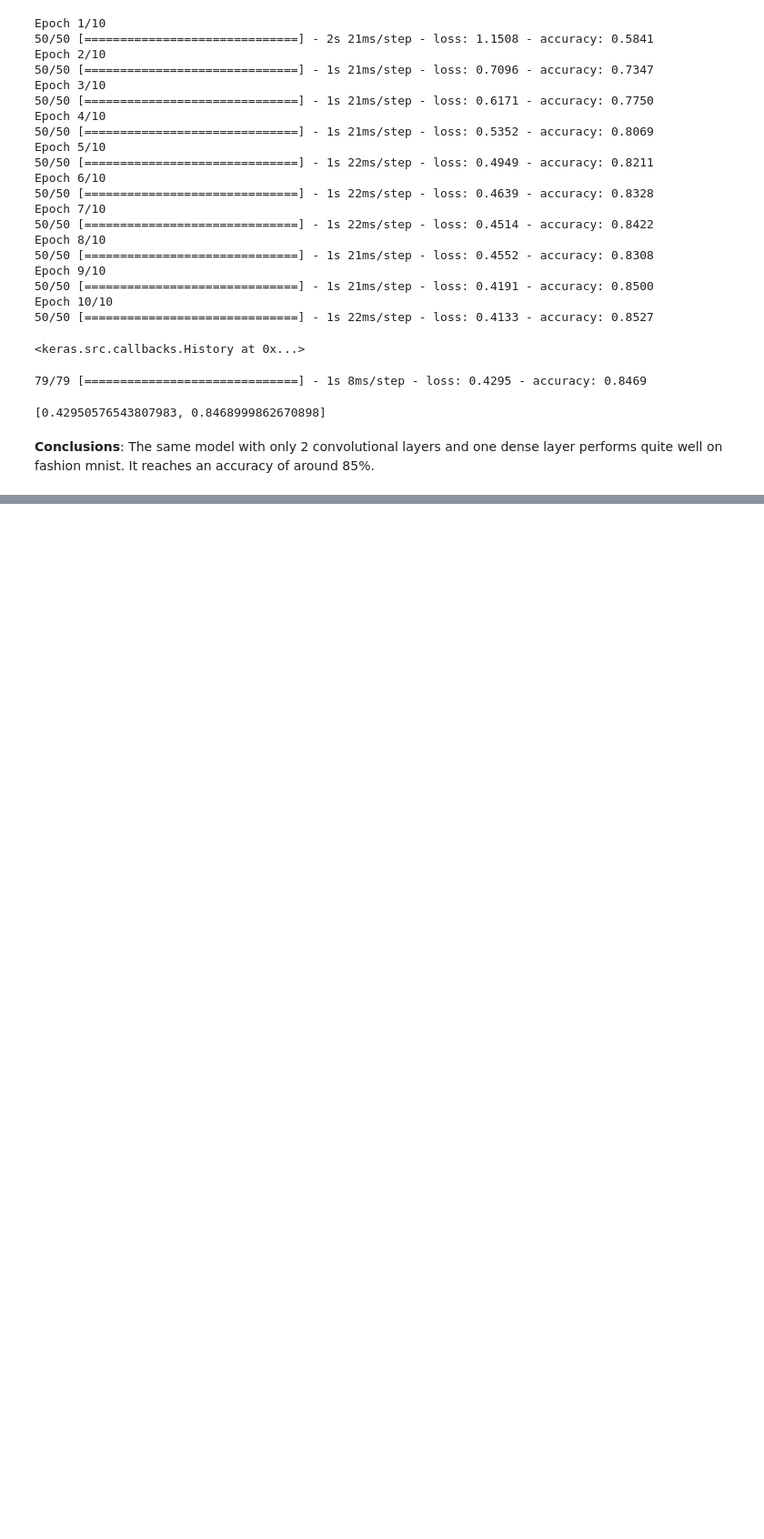
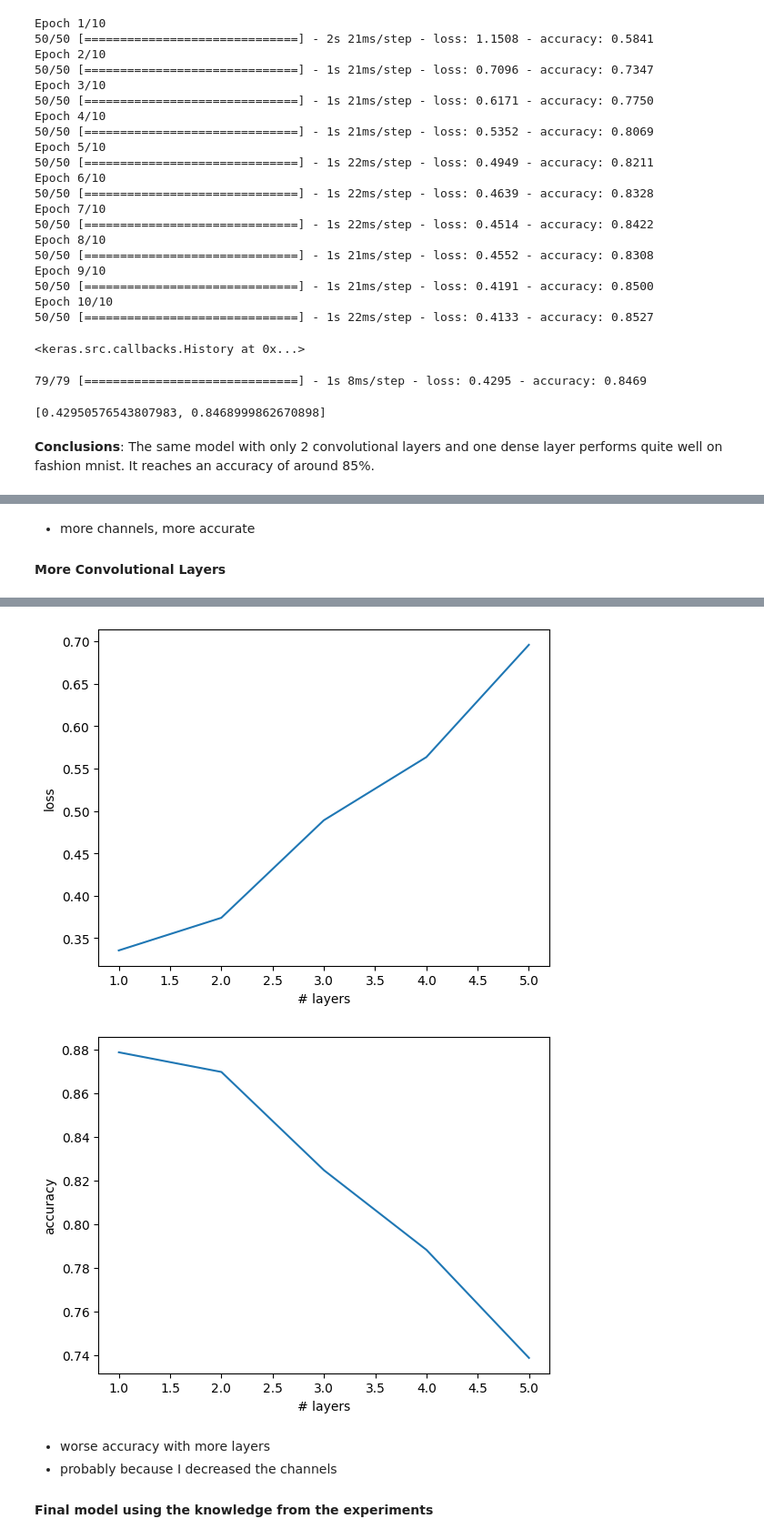
Before and after one commit to philippreinig/idl, a Jupyter notebook: assignments_3/a03_abremer_preinig.ipynb, the cells around one changed output, grey strips where cells are left out. Shown: that part at 91% size. Saved outputs shown, nothing was run; the diff lists cells and outputs as text; code cells hidden in the pictures; blank space fills up the shorter version.

```diff
--- a/assignments_3/a03_abremer_preinig.ipynb
+++ b/assignments_3/a03_abremer_preinig.ipynb
@@ -154,0 +262,41 @@ The same model with only 2 convolutional layers and one dense layer performs qui
+# %% [markdown]
+- more channels, more accurate
+
+#### More Convolutional Layers
+# %%
+losses = []
+accs = []
+n_conv_layers = range(1,6)
+
+for n in n_conv_layers:
+    ls = []
+
+    for i in range(n,0,-1):
+        ls.append(layers.Conv2D(filters=64**(1/i), kernel_size=5, padding="same", activation="relu"))
+        ls.append(layers.MaxPooling2D(padding="same"))
+
+    ls.append(layers.Flatten())
+    ls.append(layers.Dense(units=128, activation="relu"))
+    ls.append(layers.Dense(units=10))
+
+    model = keras.Sequential(ls, "more_layers_"+str(n))
+
+    model.compile(optimizer='adam',
+                  loss=tf.keras.losses.SparseCategoricalCrossentropy(from_logits=True),
+                  metrics=['accuracy'])
+
+    model.fit(train_data, epochs=10, steps_per_epoch=50, verbose=0)
+    loss, acc = model.evaluate(test_data)
+    losses.append(loss)
+    accs.append(acc)
+
+plt.plot(n_conv_layers, losses)
+plt.xlabel('# layers')
+plt.ylabel('loss')
+plt.show()
+
+plt.plot(n_conv_layers, accs)
+plt.xlabel('# layers')
+plt.ylabel('accuracy')
+plt.show()
+# %% [output]
@@ -154,0 +308,7 @@ The same model with only 2 convolutional layers and one dense layer performs qui
+[figure, added]
+[figure, added]
+# %% [markdown]
+- worse accuracy with more layers
+- probably because I decreased the channels
+
+#### Final model using the knowledge from the experiments
```
Also changed, not shown: parts of 13 cells of this notebook.
